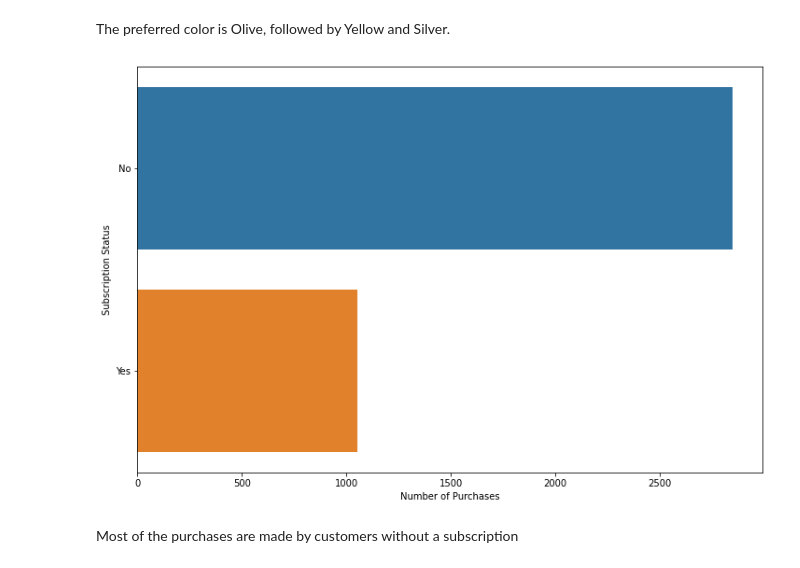
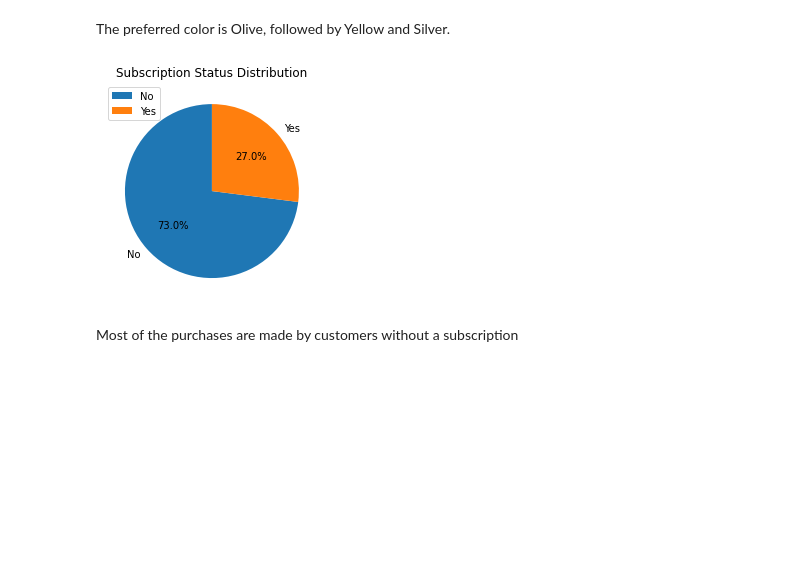
Before and after one commit to AleandroPresta/customer-shopping-analysis, a Jupyter notebook: customer-shopping/notebooks/Data Exploration.ipynb, the cells around one changed output. Cells and saved outputs as stored; diff of their text form; code cells hidden in the pictures; blank space fills up the shorter version.

Commit message:
Moved all plotting functions to utils.py

```diff
--- a/customer-shopping/notebooks/Data Exploration.ipynb
+++ b/customer-shopping/notebooks/Data Exploration.ipynb
@@ -143,9 +136,9 @@ plot_item_distribution(dataset=shopping_data, column_name='Color')
 # %% [markdown]
 The preferred color is Olive, followed by Yellow and Silver.
 # %%
-plot_item_distribution(dataset=shopping_data, column_name='Subscription Status')
+plot_pie_chart(dataset=shopping_data, column_name='Subscription Status')
 # %% [output]
-[figure, old version]
+[figure, new version]
 # %% [markdown]
 Most of the purchases are made by customers without a subscription
 # %%
```
Also changed, not shown: parts of 13 cells of this notebook, 1 other file.
